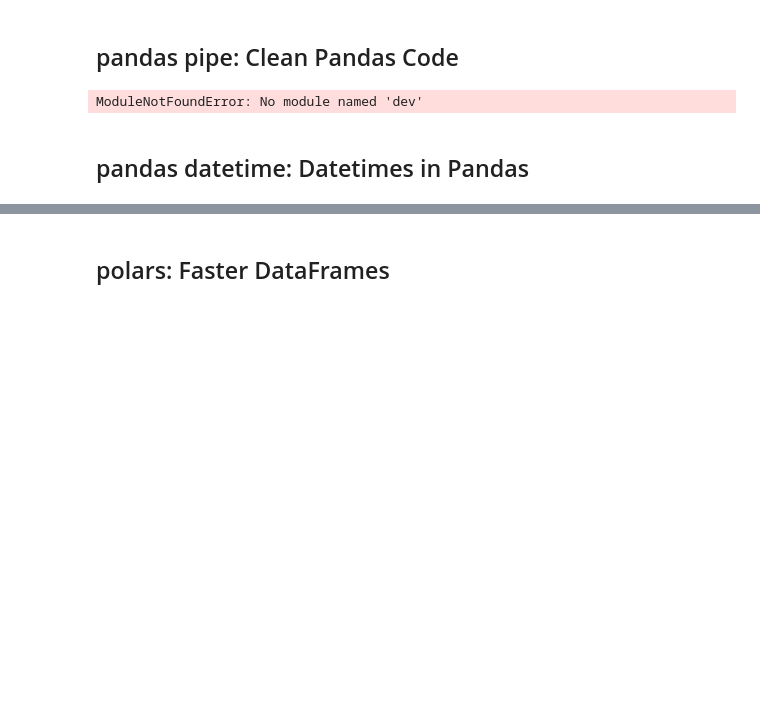
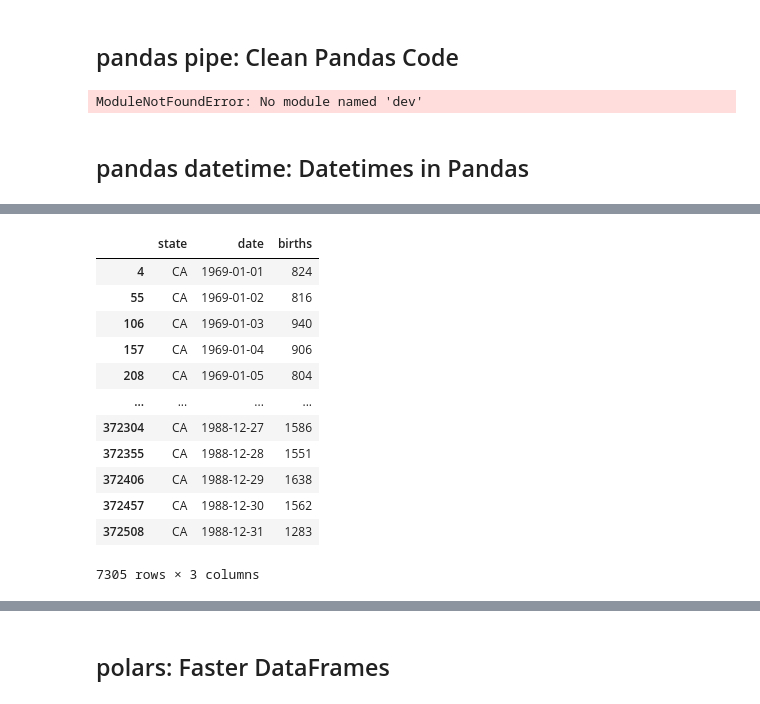
Before and after one commit to Friend09/practise_prod_python_tools, a Jupyter notebook: notebooks/practise_Data_Processing_and_Analysis.ipynb, the cells around one changed output, grey strips where cells are left out. Saved outputs shown, nothing was run; the diff lists cells and outputs as text; code cells hidden in the pictures; blank space fills up the shorter version.

```diff
--- a/notebooks/practise_Data_Processing_and_Analysis.ipynb
+++ b/notebooks/practise_Data_Processing_and_Analysis.ipynb
@@ -72,0 +131,20 @@ ModuleNotFoundError: No module named 'dev'
+# %%
+subset_df = df.assign(date=lambda d: pd.to_datetime(d["date"], format="%Y-%m-%d"))[
+    ["state", "date", "births"]
+].loc[lambda d: d["state"] == "CA"]
+
+subset_df
+# %% [output]
+|  | state | date | births |
+| 4 | CA | 1969-01-01 | 824 |
+| 55 | CA | 1969-01-02 | 816 |
+| 106 | CA | 1969-01-03 | 940 |
+| 157 | CA | 1969-01-04 | 906 |
+| 208 | CA | 1969-01-05 | 804 |
+| ... | ... | ... | ... |
+| 372304 | CA | 1988-12-27 | 1586 |
+| 372355 | CA | 1988-12-28 | 1551 |
+| 372406 | CA | 1988-12-29 | 1638 |
+| 372457 | CA | 1988-12-30 | 1562 |
+| 372508 | CA | 1988-12-31 | 1283 |
+7305 rows × 3 columns
```
Also changed, not shown: parts of 9 cells of this notebook, 3 other files.
